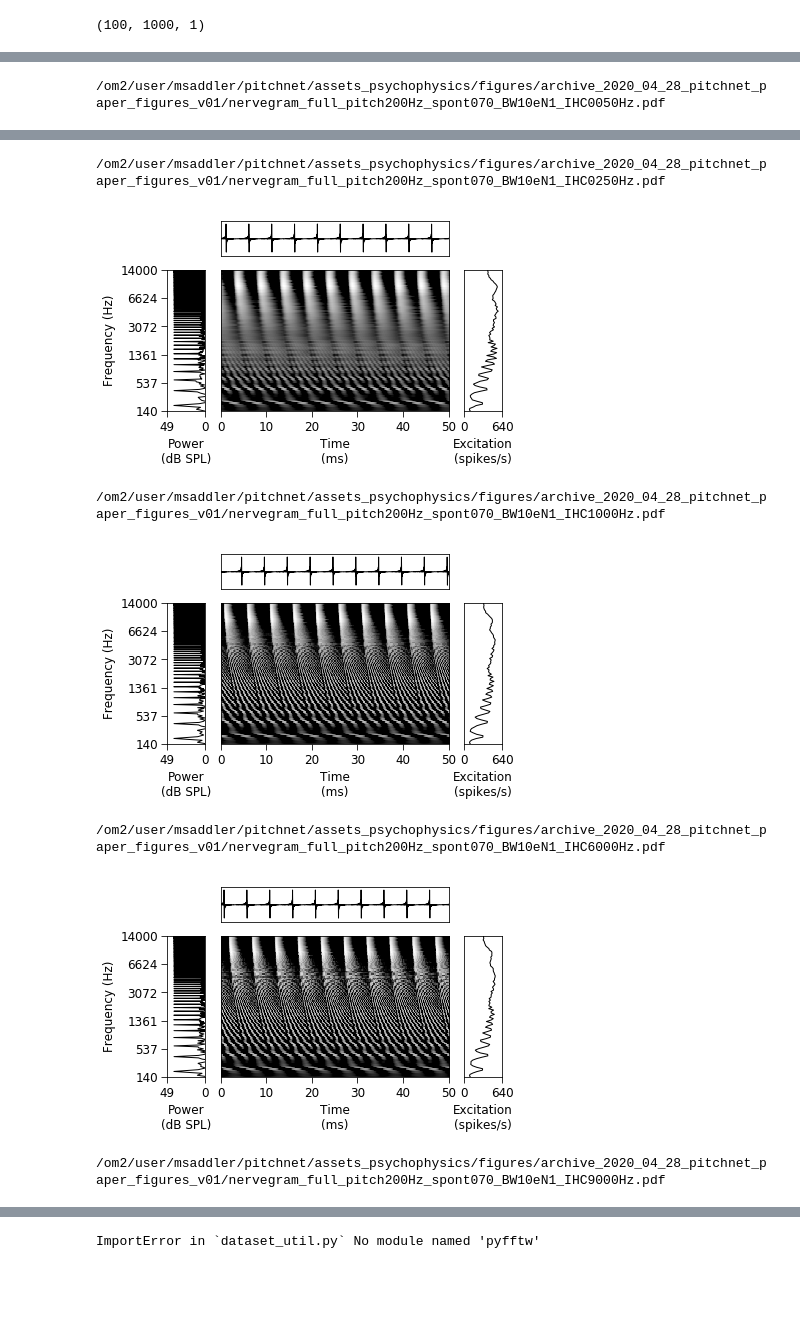
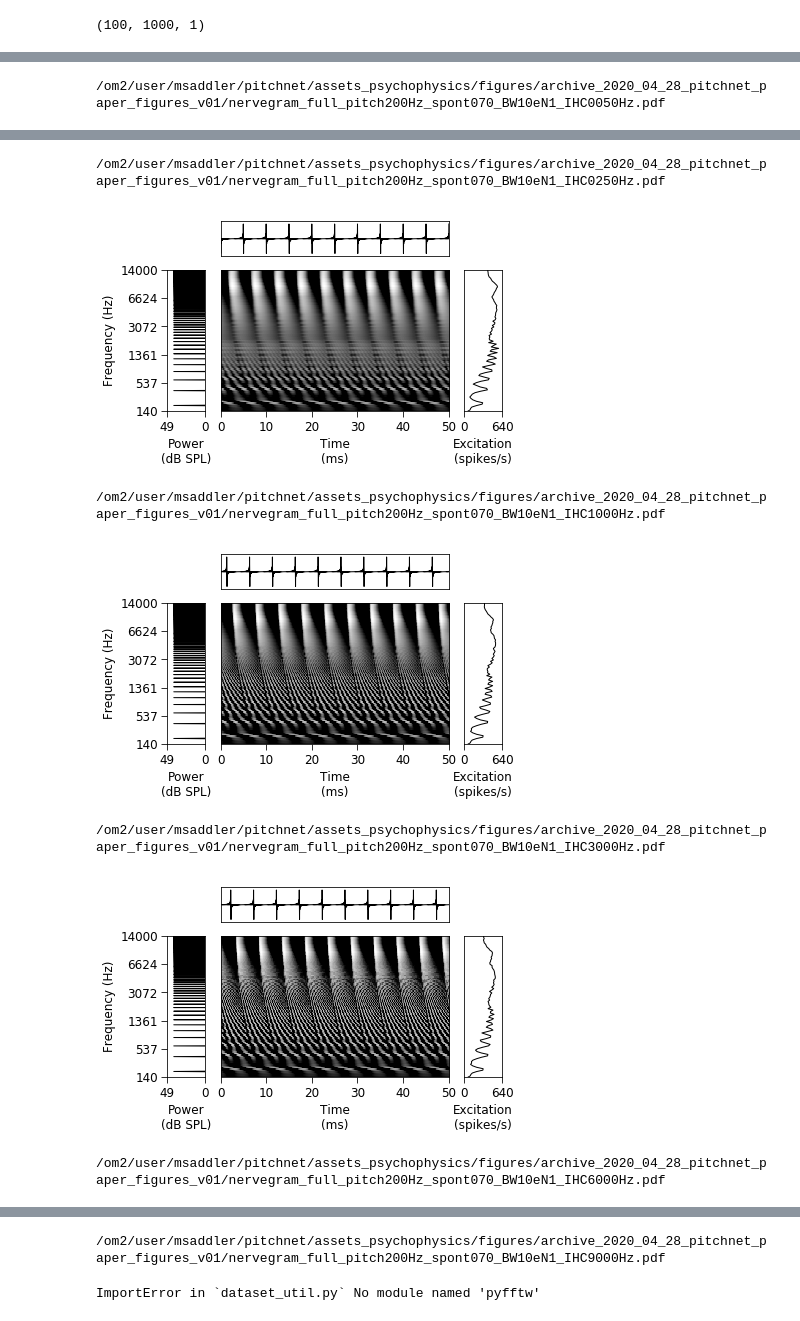
Before and after one commit to msaddler/pitchnet, a Jupyter notebook: notebook_figures_stimuli.ipynb, the cells around one changed output, grey strips where cells are left out. Cells and saved outputs as stored; diff of their text form; code cells hidden in the pictures; blank space fills up the shorter version.

Commit message:
reverting nervegram figures to noiseless stimuli; saving new human-network correlation figures with transposed tones v01

```diff
--- a/notebook_figures_stimuli.ipynb
+++ b/notebook_figures_stimuli.ipynb
@@ -37,7 +37,7 @@ for key in key_list:
     print(key, f[key])
 f.close()
 # %%
-random_seed = 998
+random_seed = 858
 np.random.seed(random_seed)
 sr = 32000
 dur = 0.150
@@ -49,7 +49,7 @@ signal = util_stimuli.complex_tone(f0,
                                    dur,
                                    harmonic_numbers=np.arange(1, 100),
                                    phase_mode='sine',
-                                   offset_start=True,
+                                   offset_start=False,
                                    strict_nyquist=False)
 noise = util_stimuli.modified_uniform_masking_noise(sr,
                                                     dur,
@@ -57,7 +57,7 @@ noise = util_stimuli.modified_uniform_masking_noise(sr,
                                                     attenuation_start=600.0,
                                                     attenuation_slope=2.0)
 signal = util_stimuli.set_dBSPL(signal, 60.0)
-y = util_stimuli.combine_signal_and_noise(signal, noise, 30.0)
+y = util_stimuli.combine_signal_and_noise(signal, noise, np.inf)
 
 
 # fn = '/om/user/msaddler/data_pitchnet/oxenham2004/Oxenham2004_transposedTones_f0_080to320Hz/Oxenham2004_transposedTones_f0_080to320Hz.hdf5'
@@ -102,7 +102,7 @@ kwargs_nervegram_meanrates = {
         'num_cfs': 100,
         'min_cf': 125,
         'max_cf': 14e3,
-        'spont_list': [70.0],
+        'spont_list': [0.1],
         'cohc': 1.0,
         'bandwidth_scale_factor': BW_scale_factor,
         'IhcLowPass_cutoff': IHC_cutoff,
@@ -153,7 +153,7 @@ util_figures.make_stimulus_summary_plot(ax_arr,
                                         limits_buffer=0.2,
                                         ax_arr_clear_leftover=True)
 
-xticks = [0, 640]
+xticks = [0, 40]
 ax_arr[1,2].set_xlim(xticks)
 ax_arr[1,2].set_xticks(xticks)
 ax_arr[1,2].set_xticklabels(xticks)
@@ -161,7 +161,7 @@ ax_arr[1,2].set_xticklabels(xticks)
 plt.show()
 
 # save_fn = os.path.join(save_dir, 'nervegram_full_pitch{:03.0f}Hz_spont1eN1_BW{:02.0f}eN1_IHC{:04.0f}Hz.pdf'.format(f0, 10*BW_scale_factor, IHC_cutoff))
-# save_fn = os.path.join(save_dir, 'nervegram_full_pitch{:03.0f}Hz_spont070_BW{:02.0f}eN1_IHC{:04.0f}Hz.pdf'.format(f0, 10*BW_scale_factor, IHC_cutoff))
+# # save_fn = os.path.join(save_dir, 'nervegram_full_pitch{:03.0f}Hz_spont070_BW{:02.0f}eN1_IHC{:04.0f}Hz.pdf'.format(f0, 10*BW_scale_factor, IHC_cutoff))
 # print(save_fn)
 # fig.savefig(save_fn, bbox_inches='tight', pad_inches=0, transparent=False)
 # %% [output]
@@ -169,6 +170,6 @@ plt.show()
 # %%
 # for BW_scale_factor in [0.5, 2.0]:
-for IHC_cutoff in [50, 250, 1000, 6000, 9000]:
+for IHC_cutoff in [50, 250, 1000, 3000, 6000, 9000]:
     np.random.seed(random_seed)
 
 #     IHC_cutoff = 3000.0
@@ -184,7 +185,7 @@ for IHC_cutoff in [50, 250, 1000, 6000, 9000]:
             'num_cfs': 100,
             'min_cf': 125,
             'max_cf': 14e3,
-            'spont_list': [70],#[1e-1],
+            'spont_list': [70],
             'cohc': 1.0,
             'bandwidth_scale_factor': BW_scale_factor,
             'IhcLowPass_cutoff': IHC_cutoff,
@@ -240,5 +241,5 @@ for IHC_cutoff in [50, 250, 1000, 6000, 9000]:
 
 #     save_fn = os.path.join(save_dir, 'nervegram_full_pitch{:03.0f}Hz_spont070_BW{:02.0f}eN1_IHC{:04.0f}Hz.pdf'.format(f0, 10*BW_scale_factor, IHC_cutoff))
 #     print(save_fn)
-#     fig.savefig(save_fn, bbox_inches='tight', pad_inches=0.1, transparent=False)
+#     fig.savefig(save_fn, bbox_inches='tight', pad_inches=0, transparent=False)
 # %% [output]
@@ -248,7 +249,7 @@ for IHC_cutoff in [50, 250, 1000, 6000, 9000]:
 /om2/user/msaddler/pitchnet/assets_psychophysics/figures/archive_2020_04_28_pitchnet_paper_figures_v01/nervegram_full_pitch200Hz_spont070_BW10eN1_IHC0250Hz.pdf
-[figure, old version]
+[figure, new version]
 /om2/user/msaddler/pitchnet/assets_psychophysics/figures/archive_2020_04_28_pitchnet_paper_figures_v01/nervegram_full_pitch200Hz_spont070_BW10eN1_IHC1000Hz.pdf
-[figure, old version]
+[figure, new version]
-/om2/user/msaddler/pitchnet/assets_psychophysics/figures/archive_2020_04_28_pitchnet_paper_figures_v01/nervegram_full_pitch200Hz_spont070_BW10eN1_IHC6000Hz.pdf
+/om2/user/msaddler/pitchnet/assets_psychophysics/figures/archive_2020_04_28_pitchnet_paper_figures_v01/nervegram_full_pitch200Hz_spont070_BW10eN1_IHC3000Hz.pdf
-[figure, old version]
+[figure, new version]
-/om2/user/msaddler/pitchnet/assets_psychophysics/figures/archive_2020_04_28_pitchnet_paper_figures_v01/nervegram_full_pitch200Hz_spont070_BW10eN1_IHC9000Hz.pdf
+/om2/user/msaddler/pitchnet/assets_psychophysics/figures/archive_2020_04_28_pitchnet_paper_figures_v01/nervegram_full_pitch200Hz_spont070_BW10eN1_IHC6000Hz.pdf
@@ -255,3 +257,4 @@ for IHC_cutoff in [50, 250, 1000, 6000, 9000]:
+/om2/user/msaddler/pitchnet/assets_psychophysics/figures/archive_2020_04_28_pitchnet_paper_figures_v01/nervegram_full_pitch200Hz_spont070_BW10eN1_IHC9000Hz.pdf
 # %%
 fn = '/om/scratch/Mon/msaddler/data_pitchnet/PND_v08/noise_TLAS_snr_neg10pos10/PND_sr32000_v08_0000000-0021000.hdf5'
 f = h5py.File(fn, 'r')
```
Also changed, not shown: parts of 2 cells of this notebook, 1 other file.
